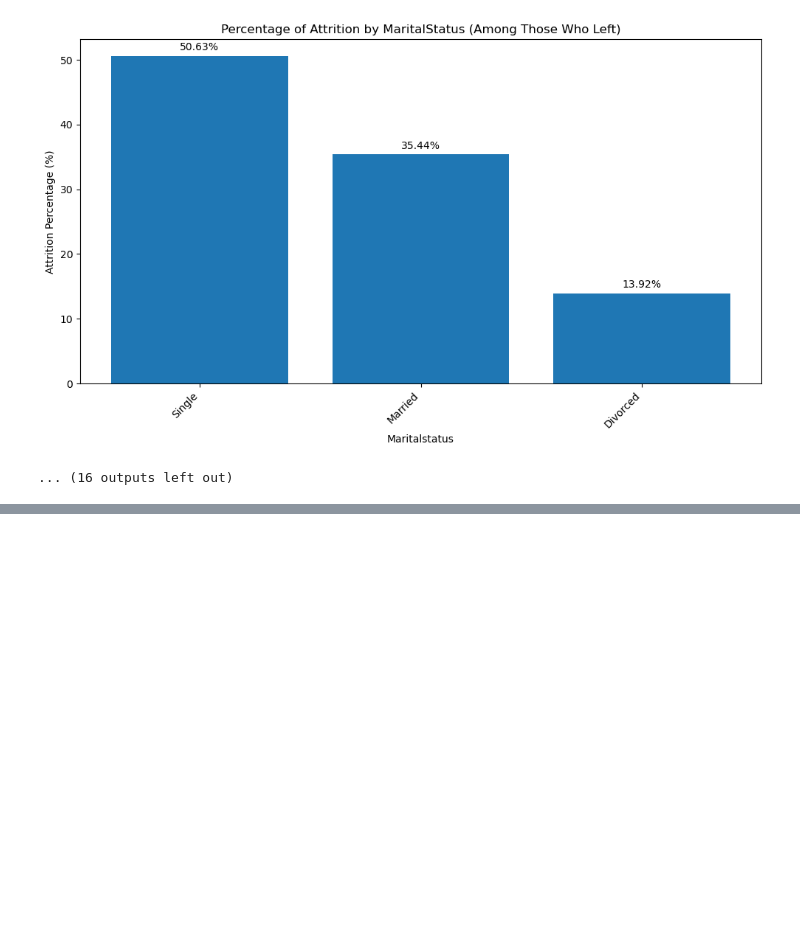
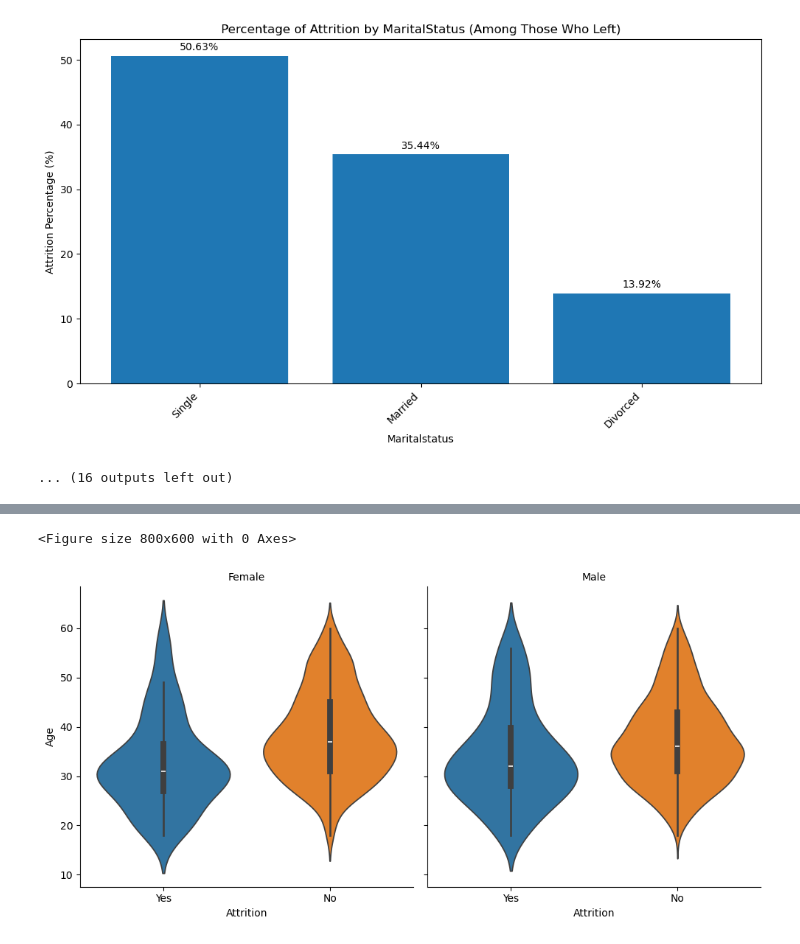
Before and after one commit to cihernand/ibm_hr_analytics, a Jupyter notebook: DataCleaningandExploration.ipynb, the cells around one changed output, grey strips where cells are left out. Drawn from its saved outputs; the diff is of its cells as text; code cells hidden in the pictures; blank space fills up the shorter version.

```diff
--- a/DataCleaningandExploration.ipynb
+++ b/DataCleaningandExploration.ipynb
@@ -307,0 +339,13 @@ for col in categorical_cols_to_analyze:
+# %%
+# Analyze and Visualize ViolinPlot with Variable Age and Gender
+col_wrap =2
+plt.figure(figsize=(8, 6))
+g = sns.catplot(x='Attrition', y='Age', col='Gender', data=df, hue='Attrition', kind='violin', col_wrap=col_wrap)
+g.set_titles(col_template="{col_name}")
+g.set_xlabels('Attrition')
+g.set_ylabels('Age')
+plt.tight_layout()
+plt.show()
+# %% [output]
+<Figure size 800x600 with 0 Axes>
+[figure, added]
```
Also changed, not shown: parts of 5 cells of this notebook.
